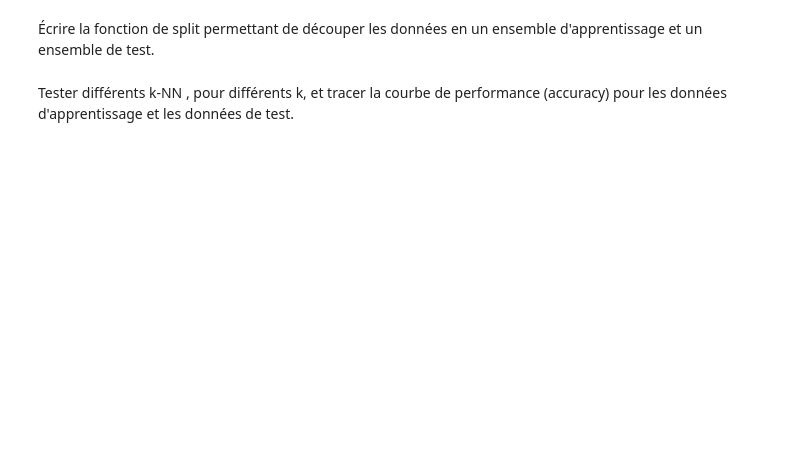
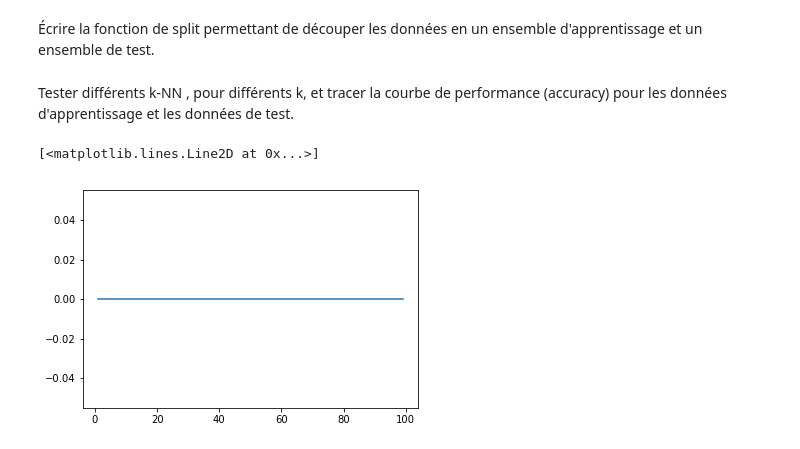
Before and after one commit to totogs/3I026, a Jupyter notebook: tme2/tp2.ipynb, the cells around one changed output. Cells and saved outputs as stored; diff of their text form; code cells hidden in the pictures; blank space fills up the shorter version.

```diff
--- a/tme2/tp2.ipynb
+++ b/tme2/tp2.ipynb
@@ -351,5 +338,28 @@ print(data.data)
  [-0.875424 -0.333333  0.555556 ...,  1.       -0.333333 -1.      ]]
 # %% [markdown]
 Écrire la fonction de split permettant de découper les données en un ensemble d'apprentissage et un ensemble de test.
+# %%
+dataset = LabeledSet(data.data.shape[1])
+
+for i in range(data.data.shape[0]):
+
+    dataset.addExample(data.data[i],data.target[i])
+
+knn=KNN(data.data.shape[1],3)
+knn.train(dataset)
 # %% [markdown]
 Tester différents k-NN , pour différents k, et tracer la courbe de performance (accuracy) pour les données d'apprentissage et les données de test.
+# %%
+ks=[]
+accuracies=[]
+
+for k in range(1,100):
+    knn.setK(k)
+    ks.append(k)
+    accuracies.append(knn.accuracy(dataset))
+
+
+plt.plot(ks,accuracies)
+# %% [output]
+[<matplotlib.lines.Line2D at 0x...>]
+[figure, added]
```
Also changed, not shown: parts of 12 cells of this notebook, 1 other file.
